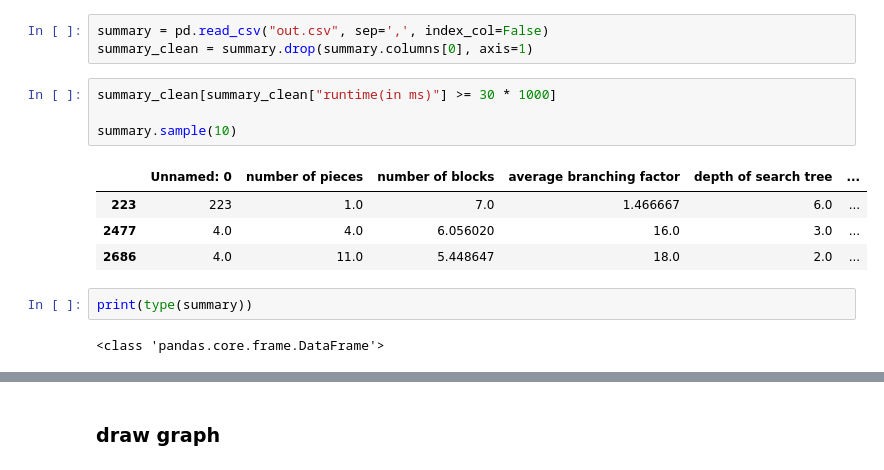
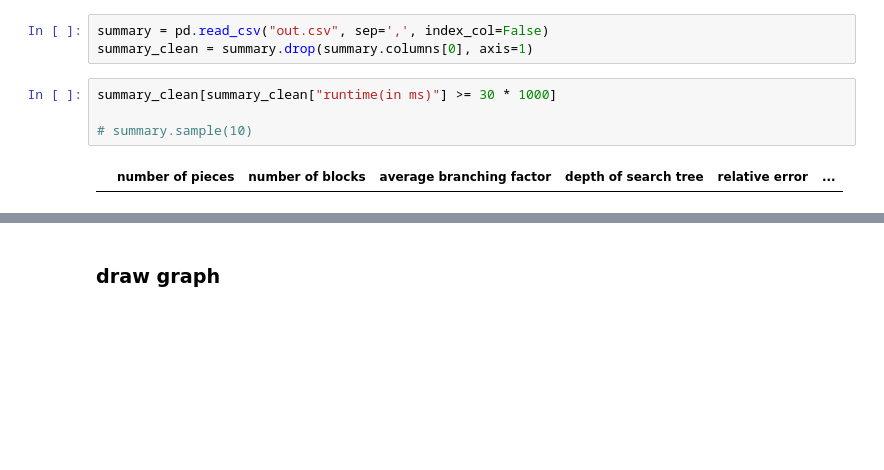
Before and after one commit to yangxvlin/Board-Game-Chexer-AI, a Jupyter notebook: project1/report.ipynb, the cells around one changed output, grey strips where cells are left out. Drawn from its saved outputs; the diff is of its cells as text; blank space fills up the shorter version.

```diff
--- a/project1/report.ipynb
+++ b/project1/report.ipynb
@@ -35,16 +35,9 @@ summary_clean = summary.drop(summary.columns[0], axis=1)
 # %%
 summary_clean[summary_clean["runtime(in ms)"] >= 30 * 1000]
 
-summary.sample(10)
+# summary.sample(10)
 # %% [output]
-|  | Unnamed: 0 | number of pieces | number of blocks | average branching factor | depth of search tree | ... |
-| 223 | 223 | 1.0 | 7.0 | 1.466667 | 6.0 | ... |
-| 2477 | 4.0 | 4.0 | 6.056020 | 16.0 | 3.0 | ... |
-| 2686 | 4.0 | 11.0 | 5.448647 | 18.0 | 2.0 | ... |
+|  | number of pieces | number of blocks | average branching factor | depth of search tree | relative error | ... |
-# %%
-print(type(summary))
-# %% [output]
-<class 'pandas.core.frame.DataFrame'>
 # %%
 summary.head(10)
 # %% [output]
```
Also changed, not shown: parts of 8 cells of this notebook.
